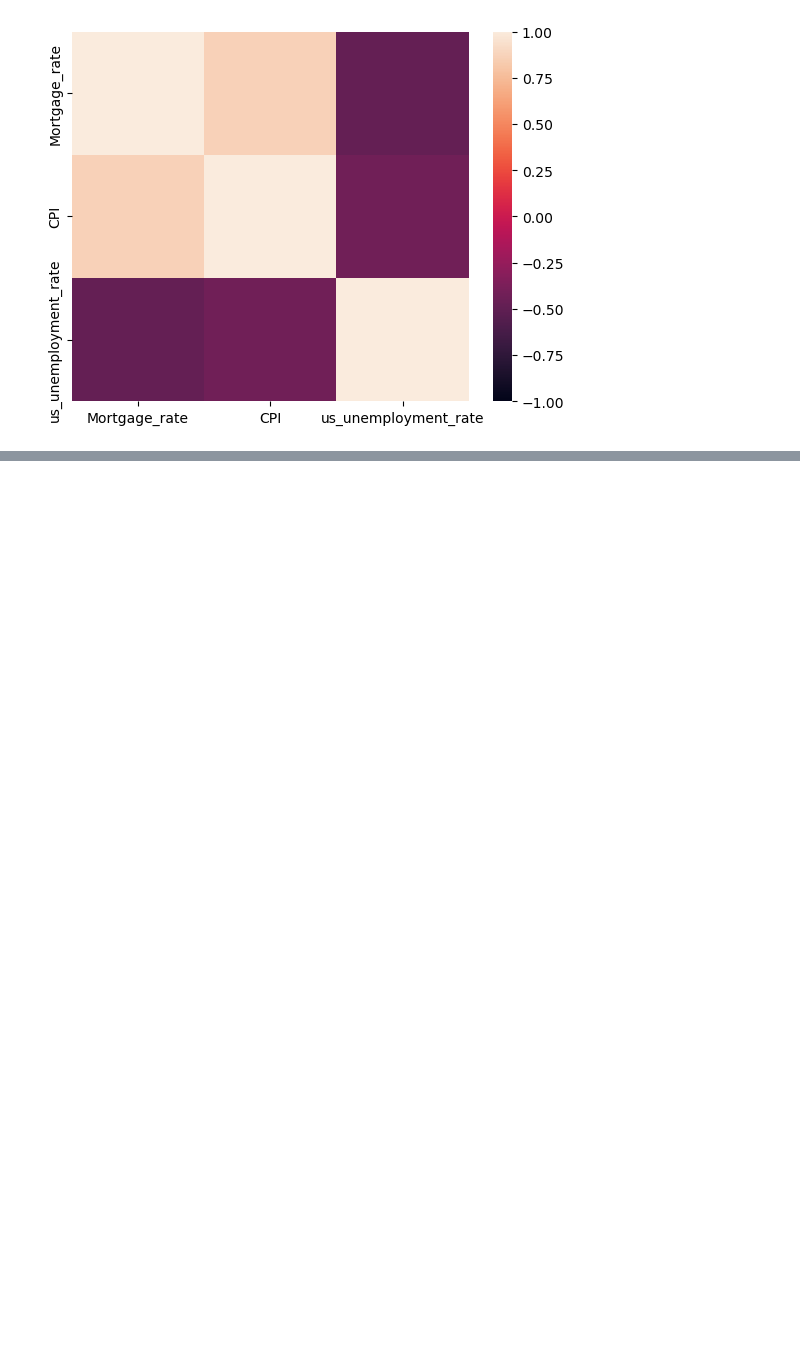
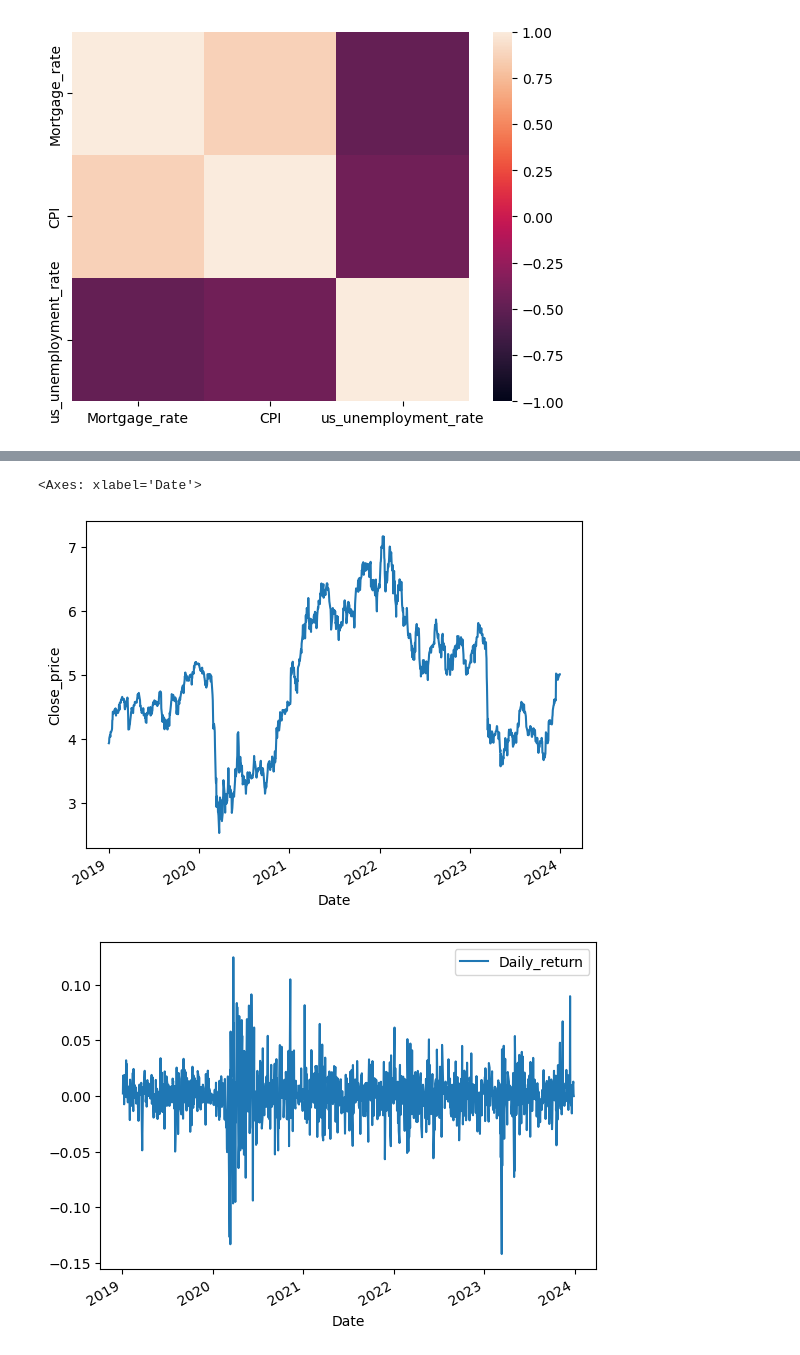
Before and after one commit to justicebangura/Project-1, a Jupyter notebook: economic_data_prep.ipynb, the cells around one changed output, grey strips where cells are left out. Saved outputs shown, nothing was run; the diff lists cells and outputs as text; code cells hidden in the pictures; blank space fills up the shorter version.

```diff
--- a/economic_data_prep.ipynb
+++ b/economic_data_prep.ipynb
@@ -175,0 +224,11 @@ sns.heatmap(rate_correlation, vmin=-1, vmax=1)
+# %%
+ishare_df=ISHARE[['Close']]
+ishare_daily_returns=ishare_df.pct_change()
+ishare_daily_returns = ishare_daily_returns.dropna()
+ishare_daily_returns.rename(columns={'Close': 'Daily_return'}, inplace=True)
+f2=ishare_df['Close'].plot(ylabel='Close_price')
+ishare_daily_returns.plot()
+# %% [output]
+<Axes: xlabel='Date'>
+[figure, added]
+[figure, added]
```
Also changed, not shown: parts of 9 cells of this notebook, 1 other file.
